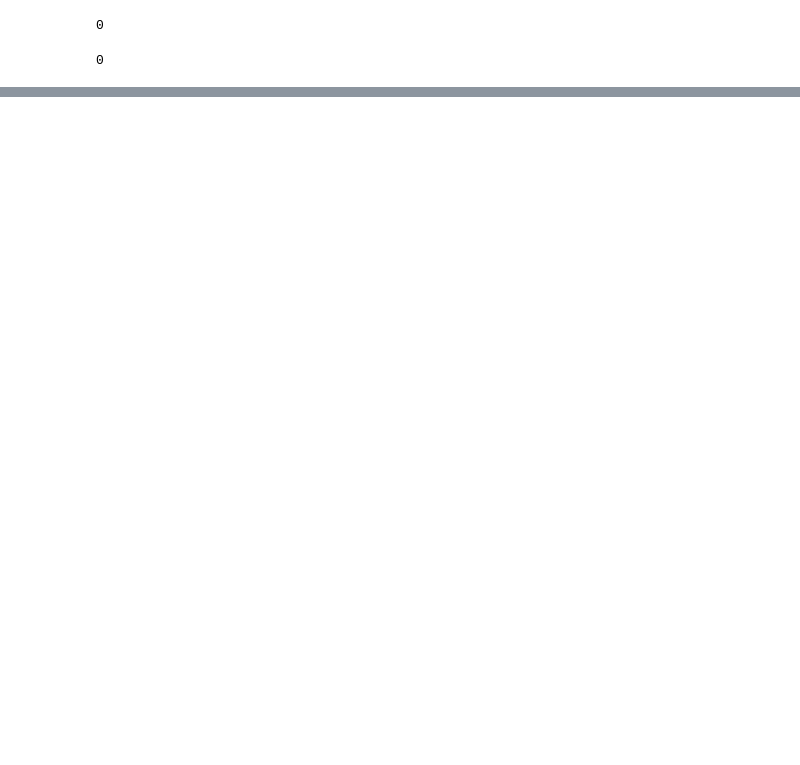
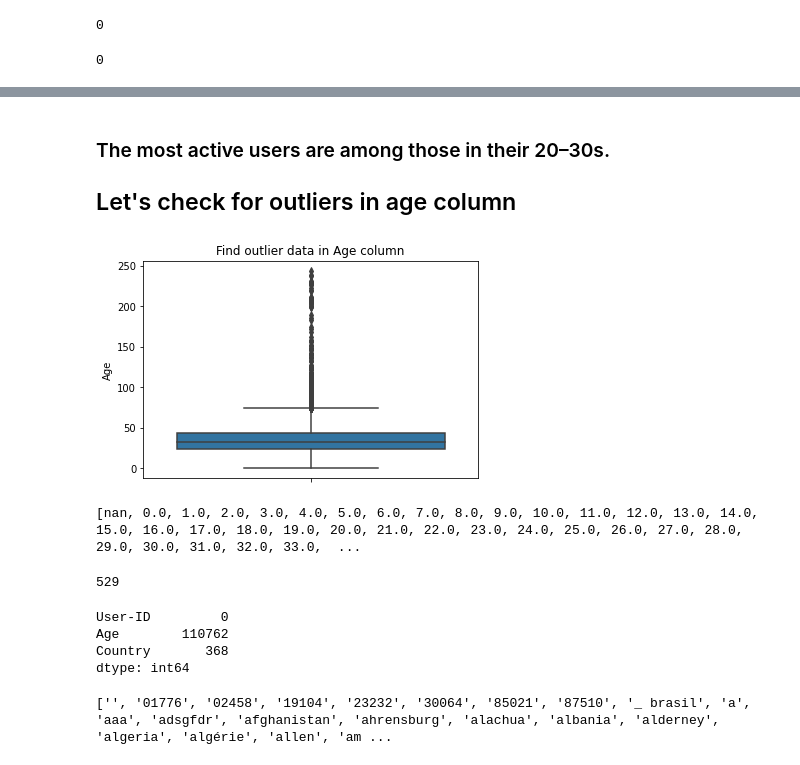
Before and after one commit to Umesh1307/Book-Recommendation-System, a Jupyter notebook: Books_Recommendation_System.ipynb, the cells around one changed output, grey strips where cells are left out. Cells and saved outputs as stored; diff of their text form; code cells hidden in the pictures; blank space fills up the shorter version.

```diff
--- a/Books_Recommendation_System.ipynb
+++ b/Books_Recommendation_System.ipynb
@@ -137,0 +188,14 @@ user_df['Location'].isnull().sum()
+# %% [markdown]
+### The most active users are among those in their 20–30s.
+
+## Let's check for outliers in age column
+# %%
+sns.boxplot(y='Age', data=user_df)
+plt.title('Find outlier data in Age column')
+plt.show()
+# %% [output]
+[figure, added]
+# %%
+print(sorted(user_df.Age.unique()))
+# %% [output]
+[nan, 0.0, 1.0, 2.0, 3.0, 4.0, 5.0, 6.0, 7.0, 8.0, 9.0, 10.0, 11.0, 12.0, 13.0, 14.0, 15.0, 16.0, 17.0, 18.0, 19.0, 20.0, 21.0, 22.0, 23.0, 24.0, 25.0, 26.0, 27.0, 28.0, 29.0, 30.0, 31.0, 32.0, 33.0,  ...
@@ -137,0 +205,5 @@ user_df['Location'].isnull().sum()
+# %%
+# Let's check the number of unique country name we have
+user_df['Country'].nunique()
+# %% [output]
+529
@@ -137,0 +213,7 @@ user_df['Location'].isnull().sum()
+# %%
+user_df.isnull().sum()
+# %% [output]
+User-ID         0
+Age        110762
+Country       368
+dtype: int64
@@ -137,0 +222,9 @@ user_df['Location'].isnull().sum()
+# %%
+a=list(user_df.Country.unique())
+a=set(a)
+a=list(a)
+a = [x for x in a if x is not None]
+a.sort()
+print(a)
+# %% [output]
+['', '01776', '02458', '19104', '23232', '30064', '85021', '87510', '_ brasil', 'a', 'aaa', 'adsgfdr', 'afghanistan', 'ahrensburg', 'alachua', 'albania', 'alderney', 'algeria', 'algérie', 'allen', 'am ...
```
Also changed, not shown: parts of 52 cells of this notebook.
